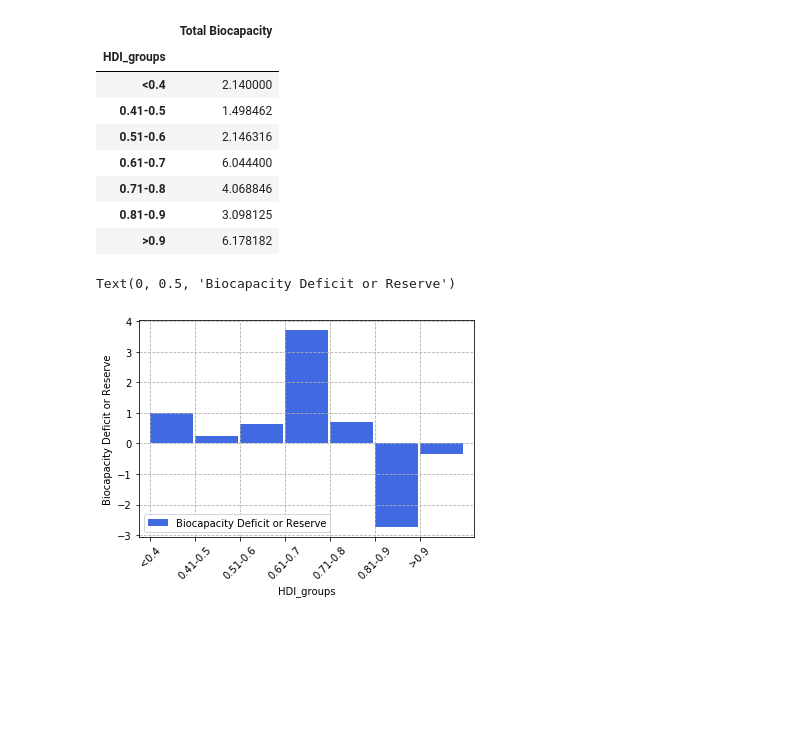
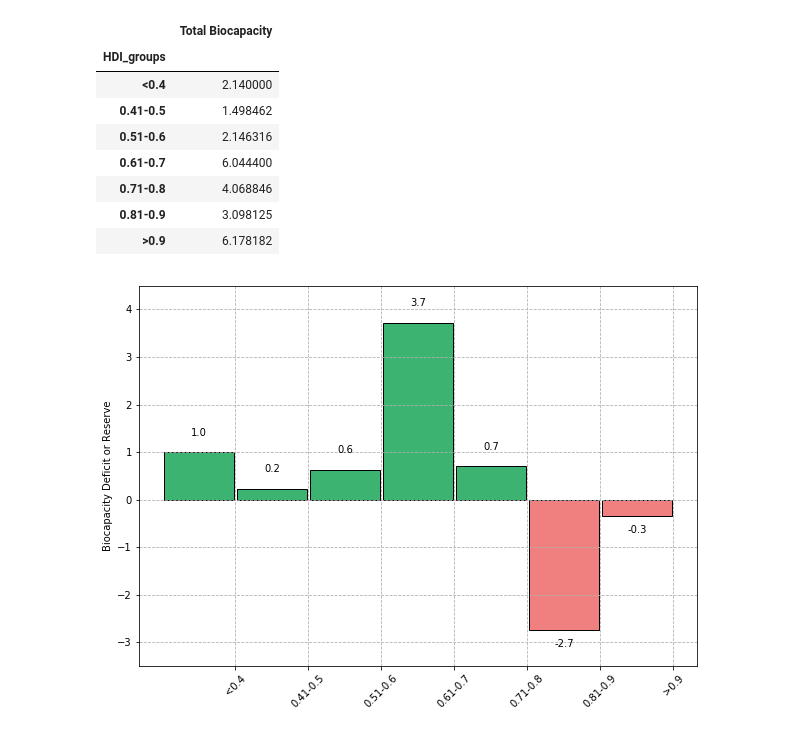
Before and after one commit to limbz-sami/Eco_footprint, a Jupyter notebook: Global Footprint.ipynb, the cells around one changed output. Saved outputs shown, nothing was run; the diff lists cells and outputs as text; code cells hidden in the pictures; blank space fills up the shorter version.

```diff
--- a/Global Footprint.ipynb
+++ b/Global Footprint.ipynb
@@ -160,11 +169,42 @@ HDI_biocapacity
 # %%
 HDI_Deficit= Global_footprint_df.groupby("HDI_groups").mean()['Biocapacity Deficit or Reserve']
 HDI_Deficit = pd.DataFrame(HDI_Deficit)
-# %%
-HDI_Deficit.plot.bar(y= 'Biocapacity Deficit or Reserve', width = 0.95, color ='royalblue',align ='edge')
-plt.xticks(rotation = 45)
-plt.grid(True, linestyle= 'dashed')
-plt.ylabel('Biocapacity Deficit or Reserve')
-# %% [output]
-Text(0, 0.5, 'Biocapacity Deficit or Reserve')
-[figure, removed]
+# %%
+#Data
+HDI_grouping = HDI_Deficit.index.tolist()
+Deficit_reserve = HDI_Deficit['Biocapacity Deficit or Reserve'].tolist()
+
+#axes setup and formatting
+fig, ax = plt.subplots(figsize = (10,7))
+x_axis = np.arange(len(HDI_grouping))
+ax.set_xticks (x_axis)
+ax.set_xticklabels (HDI_grouping, rotation = 45)
+plt.ylim(-3.5, 4.5)
+
+plt.ylabel('Biocapacity Deficit or Reserve')
+plt.grid(True, linestyle= 'dashed')
+
+#selecting colors of bars
+bar_color = []
+for num in Deficit_reserve:
+    if num <= 0:
+        bar_color.append('lightcoral')
+    else:
+        bar_color.append('mediumseagreen')
+
+#bar plot
+rects2 = ax.bar(x_axis-0.5, Deficit_reserve, width = 0.95, color =bar_color, edgecolor = 'k')
+
+#getting labels on each bar
+def autolabel(rects):
+    for rect in rects:
+        height = rect.get_height()
+        if height >= 0:
+            label = height + 0.3
+        else:
+            label = height - 0.4
+        ax.text(rect.get_x() + rect.get_width()/2, label, round(height,1),
+        ha = 'center', va = 'bottom', alpha = 2)
+autolabel(rects2)
+# %% [output]
+[figure, added]
```
Also changed, not shown: parts of 21 cells of this notebook.
